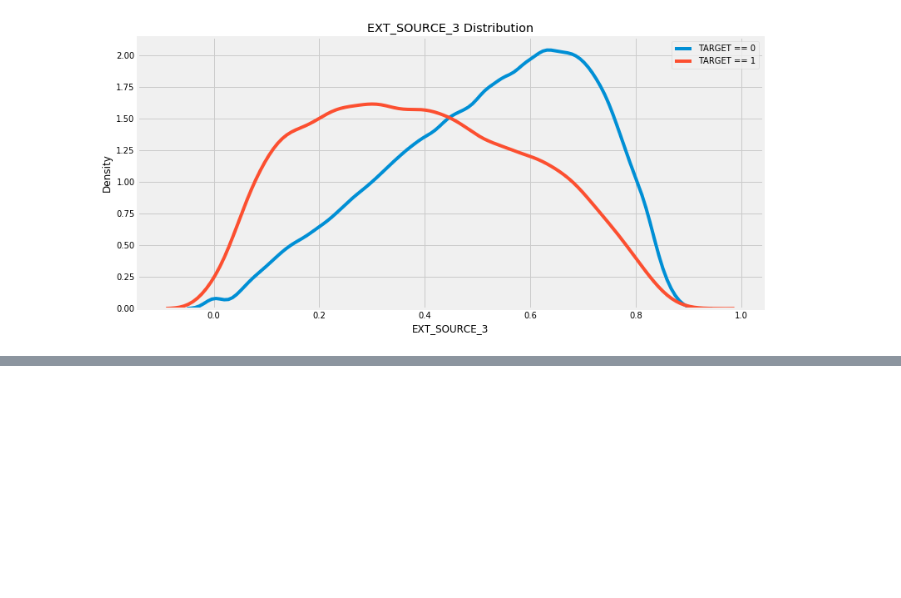
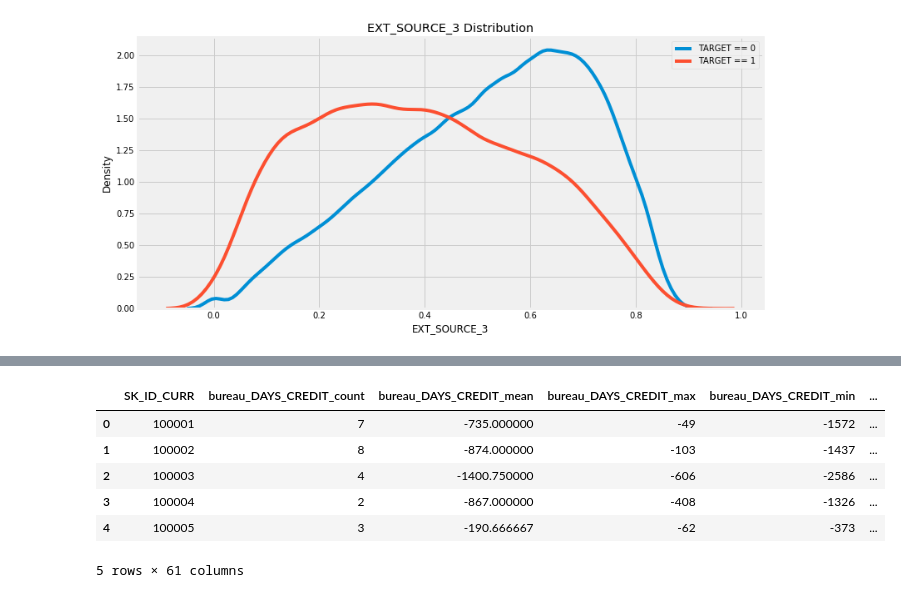
Before and after one commit to snknitin/Kaggle_DataCleaning, a Jupyter notebook: Manual Feature Engineering.ipynb, the cells around one changed output, grey strips where cells are left out. Drawn from its saved outputs; the diff is of its cells as text; code cells hidden in the pictures; blank space fills up the shorter version.

```diff
--- a/Manual Feature Engineering.ipynb
+++ b/Manual Feature Engineering.ipynb
@@ -108,0 +122,25 @@ Median value for loan that was repaid =     0.5460
+# %%
+# List of column names
+columns = ['SK_ID_CURR']
+
+# Iterate through the variables names
+for var in bureau_agg.columns.levels[0]:
+    # Skip the id name
+    if var != 'SK_ID_CURR':
+
+        # Iterate through the stat names
+        for stat in bureau_agg.columns.levels[1][:-1]:
+            # Make a new column name for the variable and stat
+            columns.append('bureau_%s_%s' % (var, stat))
+# %%
+# Assign the list of columns names as the dataframe column names
+bureau_agg.columns = columns
+bureau_agg.head()
+# %% [output]
+|  | SK_ID_CURR | bureau_DAYS_CREDIT_count | bureau_DAYS_CREDIT_mean | bureau_DAYS_CREDIT_max | bureau_DAYS_CREDIT_min | ... |
+| 0 | 100001 | 7 | -735.000000 | -49 | -1572 | ... |
+| 1 | 100002 | 8 | -874.000000 | -103 | -1437 | ... |
+| 2 | 100003 | 4 | -1400.750000 | -606 | -2586 | ... |
+| 3 | 100004 | 2 | -867.000000 | -408 | -1326 | ... |
+| 4 | 100005 | 3 | -190.666667 | -62 | -373 | ... |
+5 rows × 61 columns
```
Also changed, not shown: parts of 1 cell of this notebook.
